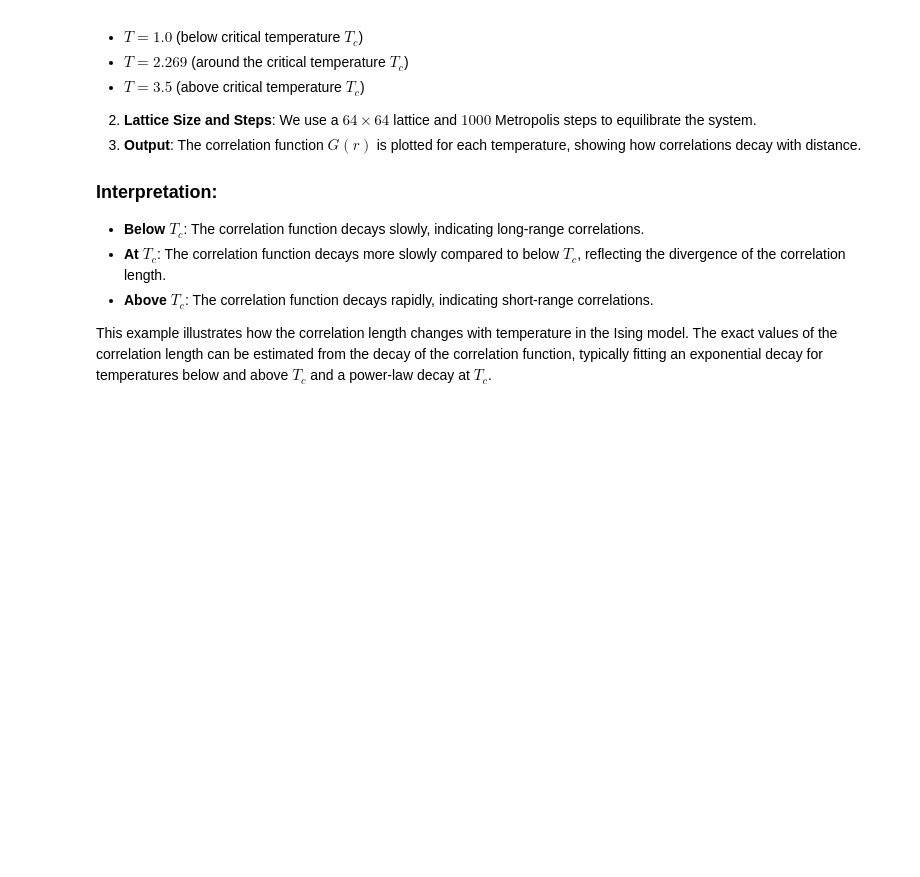
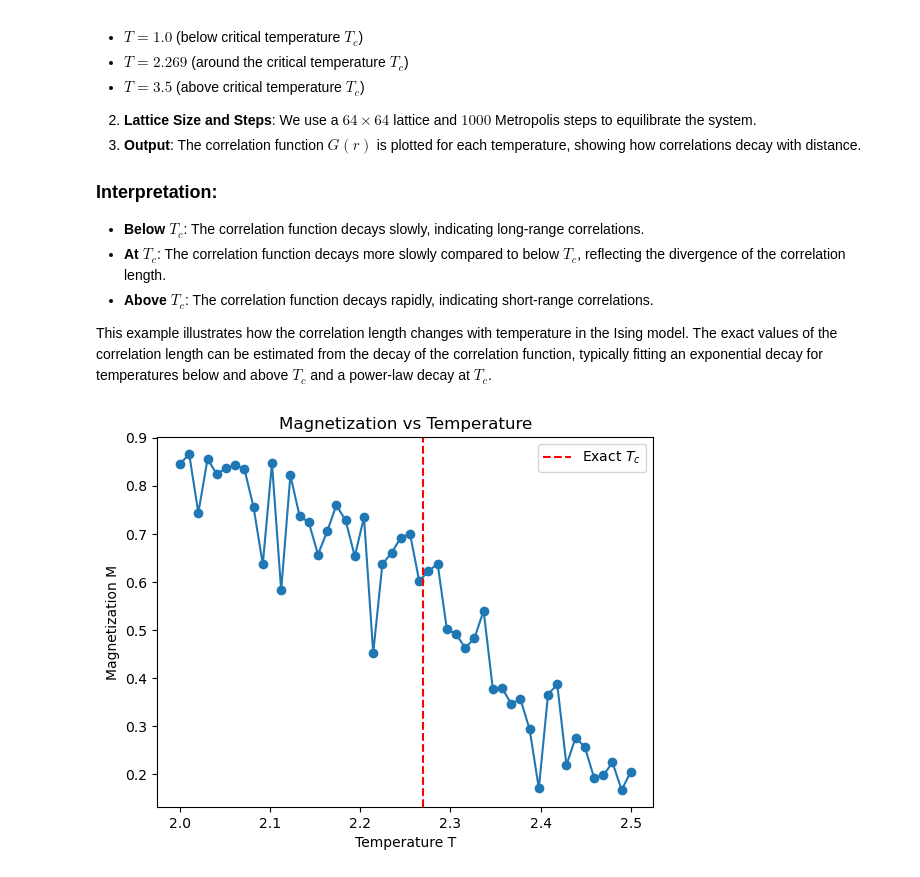
Before and after one commit to CharlesXu-Jingyue/ipynbs, a Jupyter notebook: correlation_strength.ipynb, the cells around one changed output. Drawn from its saved outputs; the diff is of its cells as text; code cells hidden in the pictures; blank space fills up the shorter version.

```diff
--- a/correlation_strength.ipynb
+++ b/correlation_strength.ipynb
@@ -4,8 +4,7 @@ import matplotlib.pyplot as plt
 
 def initialize_lattice(N):
     """Initialize a NxN lattice with random spins."""
-    lattice = np.random.choice([-1, 1], size=(N, N))
-    return lattice
+    return np.random.choice([-1, 1], size=(N, N))
 
 def metropolis_step(lattice, beta):
     """Perform a single Metropolis step."""
@@ -32,13 +31,20 @@ def compute_correlation(lattice):
     correlation /= correlation[0]
     return correlation
 
+def compute_magnetization(lattice):
+    """Compute the magnetization of the lattice."""
+    return np.sum(lattice)
+
 def simulate_ising(N, T, steps):
     """Simulate the Ising model at temperature T."""
     beta = 1.0 / T
     lattice = initialize_lattice(N)
+    mag = []
     for _ in range(steps):
         lattice = metropolis_step(lattice, beta)
-    return lattice
+        if _ % 10 == 0:  # Sampling interval
+            mag.append(abs(compute_magnetization(lattice)) / (N * N))
+    return lattice, np.mean(mag)
 
 def plot_correlation(correlation, T):
     """Plot the correlation function."""
@@ -55,7 +61,7 @@ steps = 1000  # Number of Metropolis steps
 temperatures = [1.0, 2.269, 3.5]  # Example temperatures (below Tc, at Tc, above Tc)
 
 for T in temperatures:
-    lattice = simulate_ising(N, T, steps)
+    lattice, _ = simulate_ising(N, T, steps)
     correlation = compute_correlation(lattice)
     plot_correlation(correlation, T)
 # %% [output]
@@ -87,3 +93,23 @@ for T in temperatures:
 - **Above $T_c$**: The correlation function decays rapidly, indicating short-range correlations.
 
 This example illustrates how the correlation length changes with temperature in the Ising model. The exact values of the correlation length can be estimated from the decay of the correlation function, typically fitting an exponential decay for temperatures below and above $T_c$ and a power-law decay at $T_c$.
+# %%
+# Parameters
+N = 32  # Lattice size
+steps = 1000  # Number of Metropolis steps
+temperatures = np.linspace(2.0, 2.5, 50)  # Temperature range around T_c
+
+# Simulate and collect magnetization data
+results = [simulate_ising(N, T, steps) for T in temperatures]
+lattices, magnetizations = zip(*results)
+
+# Plot magnetization as a function of temperature
+plt.plot(temperatures, magnetizations, 'o-')
+plt.xlabel('Temperature T')
+plt.ylabel('Magnetization M')
+plt.title('Magnetization vs Temperature')
+plt.axvline(2.269, color='r', linestyle='--', label='Exact $T_c$')
+plt.legend()
+plt.show()
+# %% [output]
+[figure, added]
```
